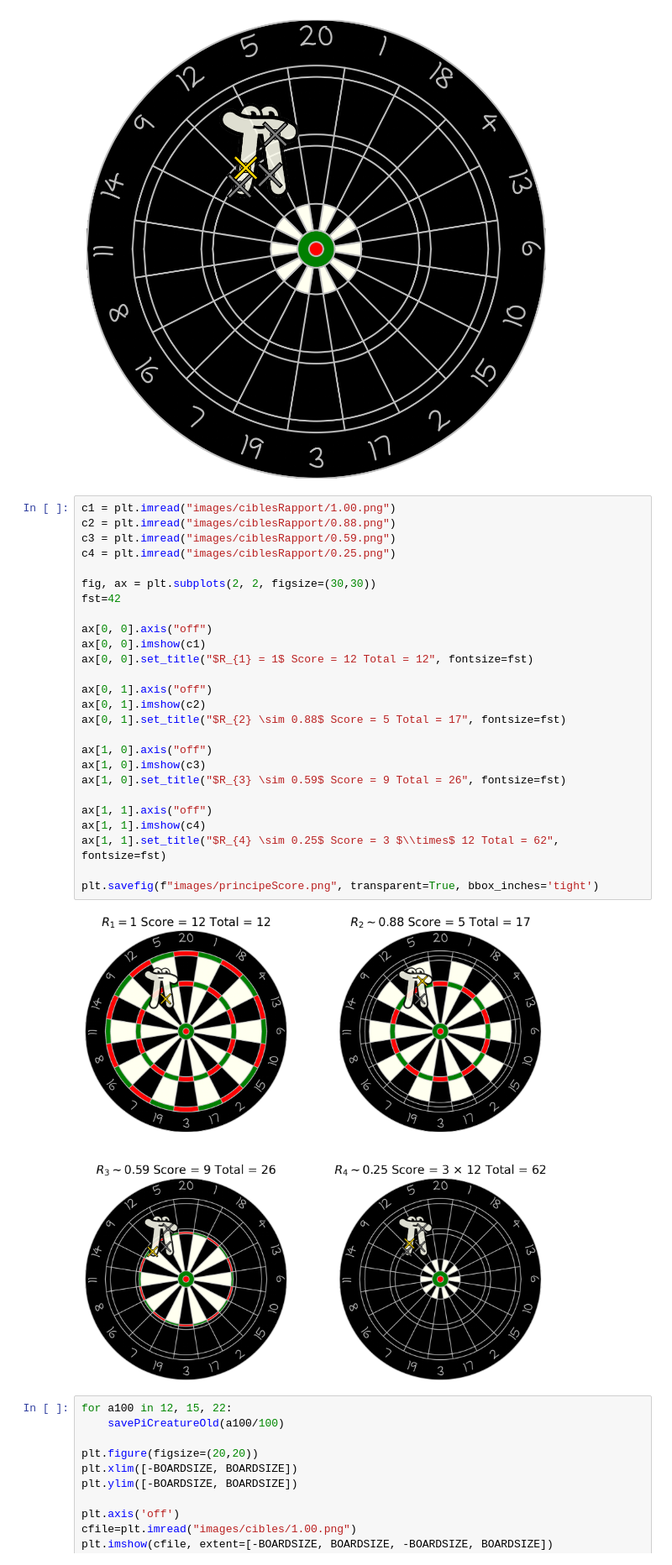
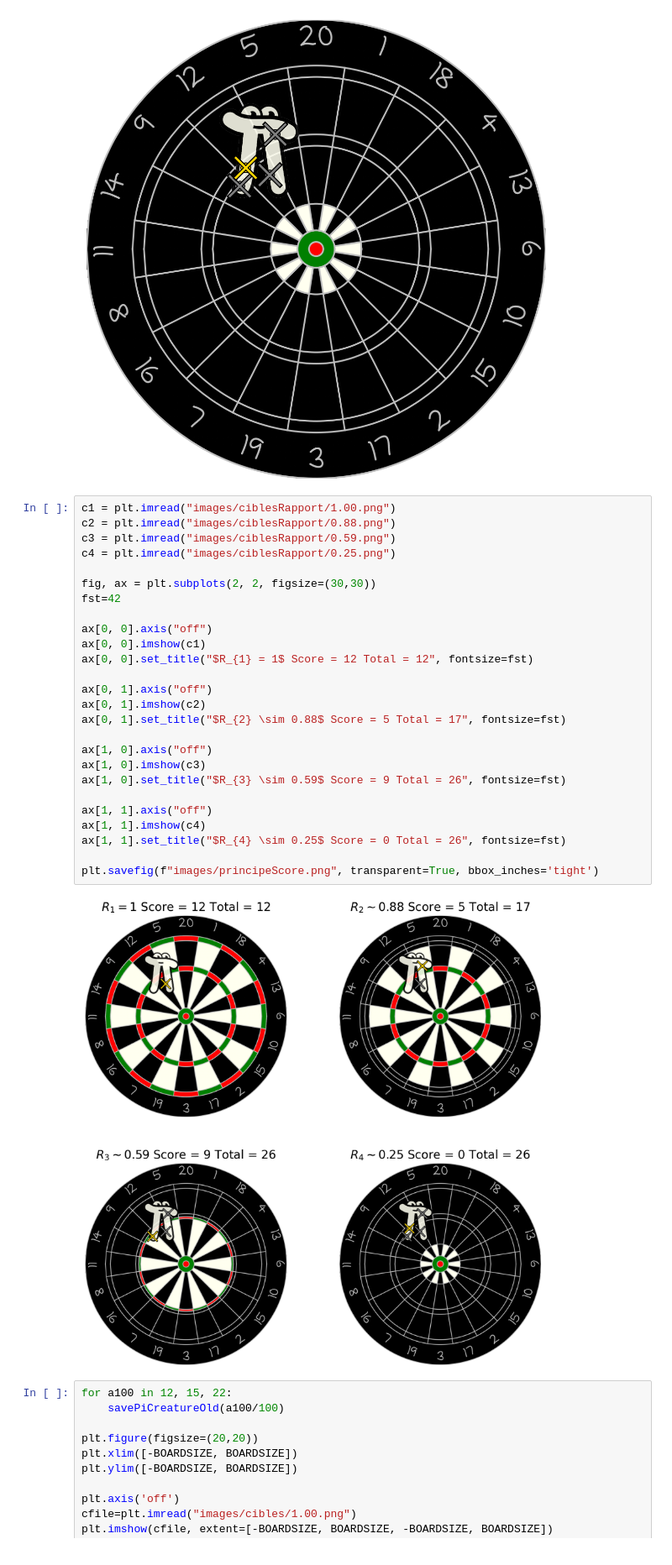
Before and after one commit to jeanHeibig/flechettesEvolutives, a Jupyter notebook: Dynamiques de jeu simulées par Monte-Carlo.ipynb, the cells around one changed output. Shown at 84% size. Saved outputs shown, nothing was run; the diff lists cells and outputs as text.

```diff
--- a/Dynamiques de jeu simulées par Monte-Carlo.ipynb
+++ b/Dynamiques de jeu simulées par Monte-Carlo.ipynb
@@ -253,31 +253,31 @@ plt.savefig(f"images/ciblesRapport/{r:.2f}.png", transparent=True, bbox_inches='
 # %%
 c1 = plt.imread("images/ciblesRapport/1.00.png")
 c2 = plt.imread("images/ciblesRapport/0.88.png")
 c3 = plt.imread("images/ciblesRapport/0.59.png")
 c4 = plt.imread("images/ciblesRapport/0.25.png")
 
 fig, ax = plt.subplots(2, 2, figsize=(30,30))
 fst=42
 
 ax[0, 0].axis("off")
 ax[0, 0].imshow(c1)
 ax[0, 0].set_title("$R_{1} = 1$ Score = 12 Total = 12", fontsize=fst)
 
 ax[0, 1].axis("off")
 ax[0, 1].imshow(c2)
 ax[0, 1].set_title("$R_{2} \sim 0.88$ Score = 5 Total = 17", fontsize=fst)
 
 ax[1, 0].axis("off")
 ax[1, 0].imshow(c3)
 ax[1, 0].set_title("$R_{3} \sim 0.59$ Score = 9 Total = 26", fontsize=fst)
 
 ax[1, 1].axis("off")
 ax[1, 1].imshow(c4)
-ax[1, 1].set_title("$R_{4} \sim 0.25$ Score = 3 $\\times$ 12 Total = 62", fontsize=fst)
+ax[1, 1].set_title("$R_{4} \sim 0.25$ Score = 0 Total = 26", fontsize=fst)
 
 plt.savefig(f"images/principeScore.png", transparent=True, bbox_inches='tight')
 # %% [output]
-[figure, old version]
+[figure, new version]
 # %%
 for a100 in 12, 15, 22:
     savePiCreatureOld(a100/100)
```
